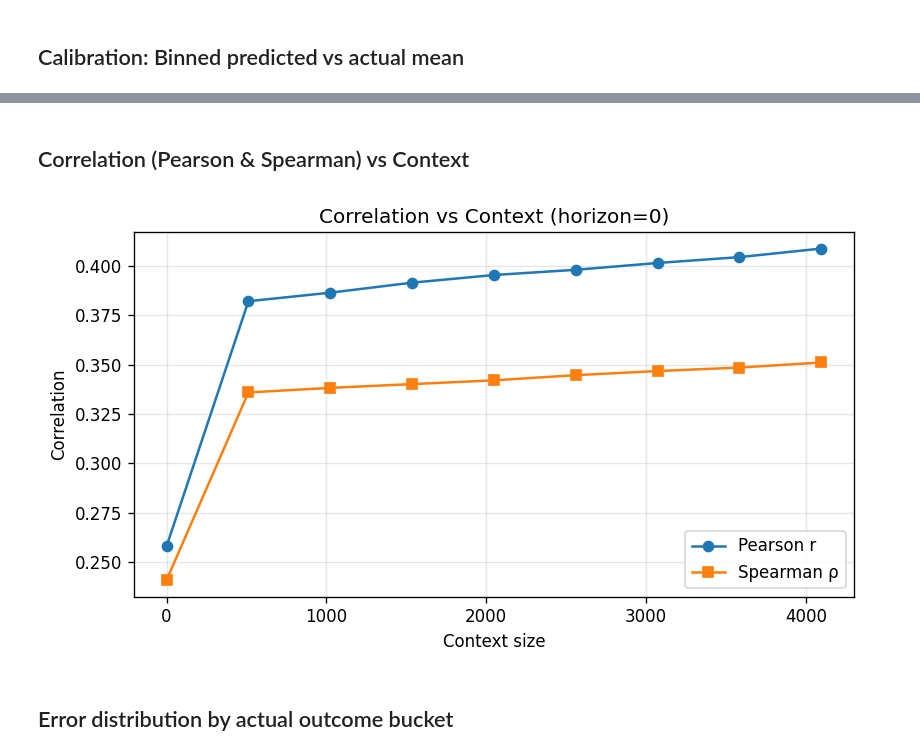
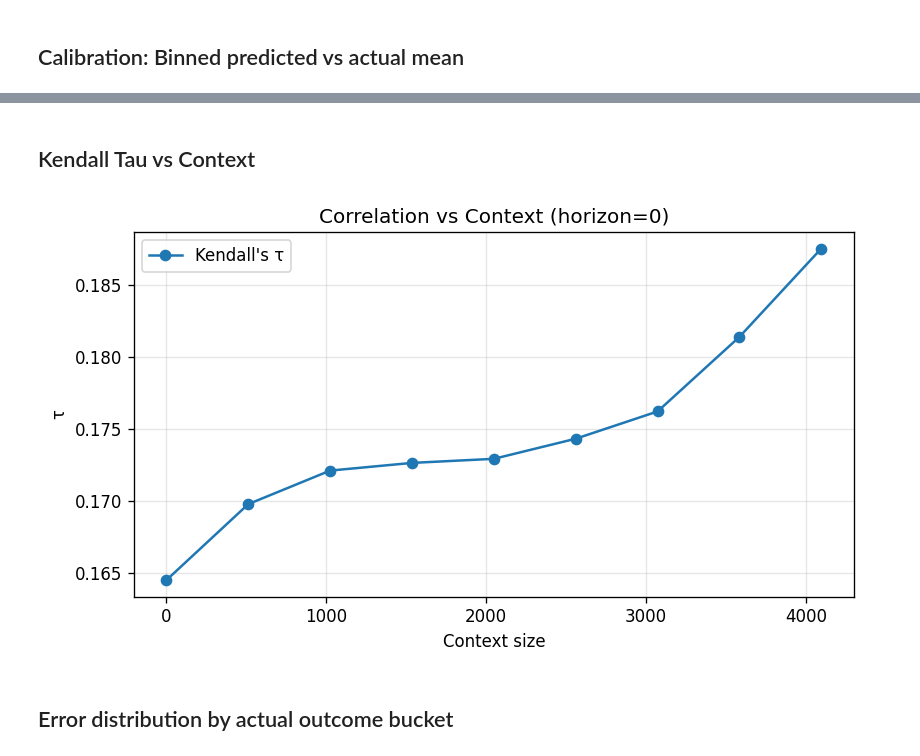
Before and after one commit to LorisGaven/dfm-server, a Jupyter notebook: benchmark/analysis.ipynb, the cells around one changed output, grey strips where cells are left out. Cells and saved outputs as stored; diff of their text form; code cells hidden in the pictures.

```diff
--- a/benchmark/analysis.ipynb
+++ b/benchmark/analysis.ipynb
@@ -134,26 +134,24 @@ fig.tight_layout()
 # %% [markdown]
-## Correlation (Pearson & Spearman) vs Context
+## Kendall Tau vs Context
 # %%
 sub = df[df["horizon"] == 0]
 
-pearson, spearman = [], []
+tau = []
 contexts = sorted(sub["context"].unique())
 for c in contexts:
     d = sub[sub["context"] == c]
-    pearson.append(np.corrcoef(d["actual"], d["predicted"])[0, 1])
-    spearman.append(stats.spearmanr(d["actual"], d["predicted"]).statistic)
+    tau.append(stats.kendalltau(d["actual"], d["predicted"]).statistic)
 
 fig, ax = plt.subplots(figsize=(7, 4))
-ax.plot(contexts, pearson, "o-", label="Pearson r")
-ax.plot(contexts, spearman, "s-", label="Spearman ρ")
+ax.plot(contexts, tau, "o-", label="Kendall's τ")
 ax.set_xlabel("Context size")
-ax.set_ylabel("Correlation")
+ax.set_ylabel("τ")
 ax.set_title("Correlation vs Context (horizon=0)")
 ax.legend()
 ax.grid(alpha=0.3)
 fig.tight_layout()
 # %% [output]
-[figure, old version]
+[figure, new version]
 # %% [markdown]
 ## Error distribution by actual outcome bucket
 # %%
```
Also changed, not shown: parts of 10 cells of this notebook, 1 other file.
